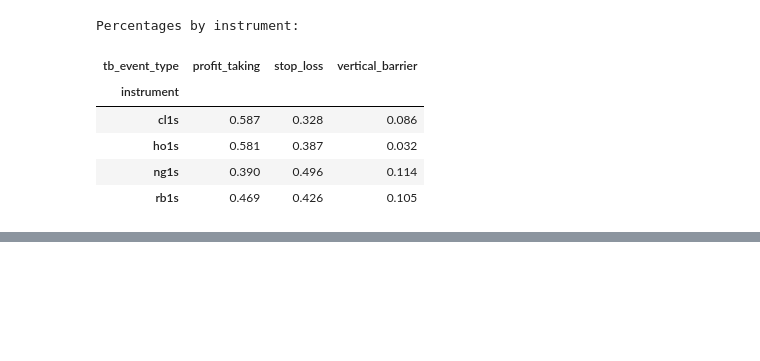
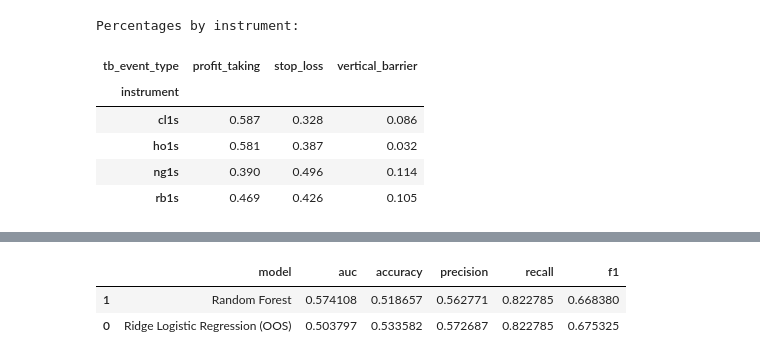
Before and after one commit to garancedvn/Systematic-Trading, a Jupyter notebook: coursework.ipynb, the cells around one changed output, grey strips where cells are left out. Saved outputs shown, nothing was run; the diff lists cells and outputs as text; code cells hidden in the pictures; blank space fills up the shorter version.

```diff
--- a/coursework.ipynb
+++ b/coursework.ipynb
@@ -3751,0 +4722,24 @@ Percentages by instrument:
+# %%
+rf_final_model = Pipeline(
+    steps=[
+        ("preprocessor", tree_preprocessor),
+        (
+            "classifier",
+            RandomForestClassifier(
+                **study_rf.best_params,
+                class_weight="balanced",
+                random_state=42,
+                n_jobs=-1
+            )
+        )
+    ]
+)
+
+rf_final_model.fit(X_train_val, y_train_val)
+
+rf_test_results = evaluate_classifier(
+    rf_final_model,
+    X_test,
+    y_test,
+    dataset_name="Final OOS Test — Random Forest"
+)
@@ -3751,0 +4768,22 @@ Percentages by instrument:
+# %%
+rf_test_proba = rf_final_model.predict_proba(X_test)[:, 1]
+rf_test_pred = rf_final_model.predict(X_test)
+
+model_comparison.append({
+    "model": "Random Forest",
+    "auc": roc_auc_score(y_test, rf_test_proba),
+    "accuracy": accuracy_score(y_test, rf_test_pred),
+    "precision": precision_score(y_test, rf_test_pred, zero_division=0),
+    "recall": recall_score(y_test, rf_test_pred, zero_division=0),
+    "f1": f1_score(y_test, rf_test_pred, zero_division=0)
+})
+
+model_comparison_df = pd.DataFrame(model_comparison)
+
+display(
+    model_comparison_df.sort_values("auc", ascending=False)
+)
+# %% [output]
+|  | model | auc | accuracy | precision | recall | f1 |
+| 1 | Random Forest | 0.574108 | 0.518657 | 0.562771 | 0.822785 | 0.668380 |
+| 0 | Ridge Logistic Regression (OOS) | 0.503797 | 0.533582 | 0.572687 | 0.822785 | 0.675325 |
```
Also changed, not shown: parts of 38 cells of this notebook.
